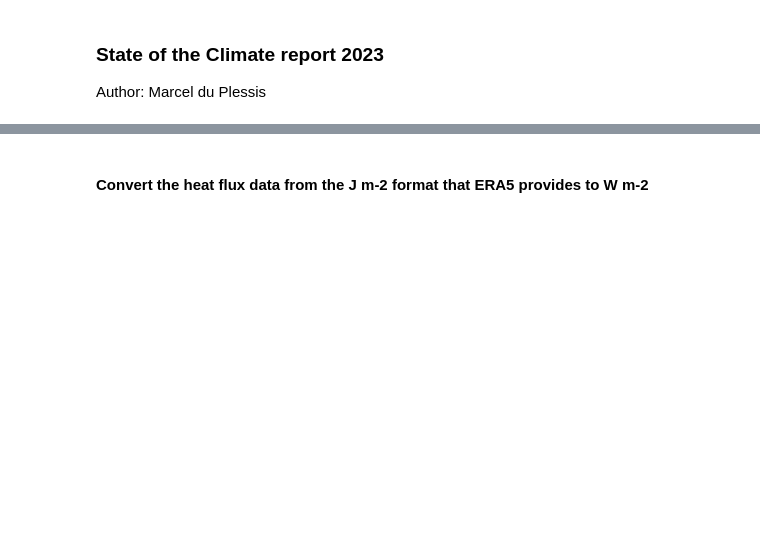
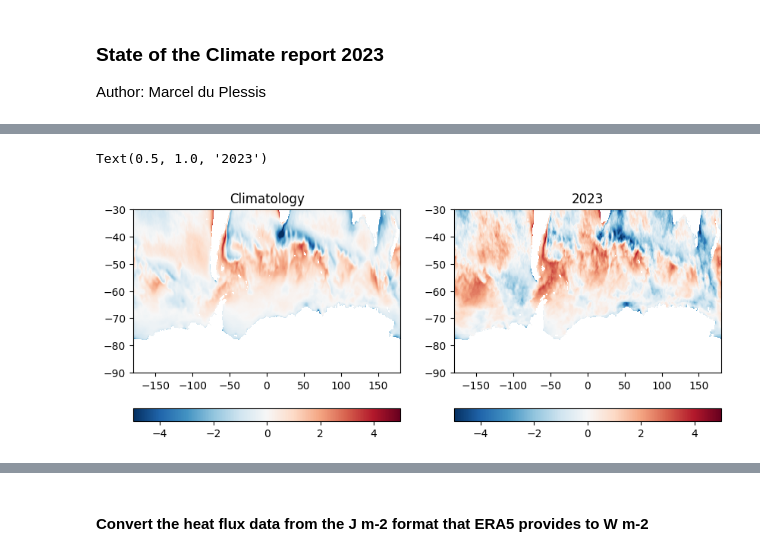
Before and after one commit to marcelduplessis/soc-heat-fluxes-2024, a Jupyter notebook: code/maps.ipynb, the cells around one changed output, grey strips where cells are left out. Cells and saved outputs as stored; diff of their text form; code cells hidden in the pictures; blank space fills up the shorter version.

```diff
--- a/code/maps.ipynb
+++ b/code/maps.ipynb
@@ -25,0 +87,6 @@ ds = ds.sum(dim='expver')
+# %%
+# create monthly means
+
+ds_clim_mean = ds_clim.groupby('time.month').mean('time')
+ds_clim_stde = ds_clim.groupby('time.month').std('time')
+ds_2023 = ds_2023.groupby('time.month').mean('time')
@@ -25,0 +117,20 @@ ds = ds.sum(dim='expver')
+# %%
+# load the data to memory
+
+ds_2023 = ds_2023.load()
+ds_clim_stdv = ds_clim_stde.load()
+ds_clim_mean = ds_clim_mean.load()
+# %%
+# load the land sea mask
+
+lsm = xr.open_dataset('/Users/xduplm/Google Drive/My Drive/data/reanalysis/era5/land_sea_mask.nc')
+
+lsm = lsm.sel(latitude=slice(-30, -90), time='2018-12-19')
+
+lsm = adjust_lon_xr_dataset(lsm)
+# %%
+# remove land fluxes
+
+ds_clim_mean = ds_clim_mean.where(lsm.lsm.data == 0)
+ds_clim_stde = ds_clim_stde.where(lsm.lsm.data == 0)
+ds_2023 = ds_2023.where(lsm.lsm.data == 0)
@@ -25,0 +141,16 @@ ds = ds.sum(dim='expver')
+# %%
+fig, ax = plt.subplots(1, 2, figsize=(10,4))
+
+props = dict(cmap='RdBu_r', vmin=-5, vmax=5)
+
+img0 = ax[0].pcolormesh(ds_clim_mean.longitude, ds_clim_mean.latitude, ds_clim_mean.qnet.mean(dim='month'), **props)
+img1 = ax[1].pcolormesh(ds_2023.longitude, ds_2023.latitude, ds_2023.qnet.mean(dim='month'), **props)
+
+plt.colorbar(img0, ax=ax[0], orientation='horizontal')
+plt.colorbar(img1, ax=ax[1], orientation='horizontal')
+
+ax[0].set_title('Climatology')
+ax[1].set_title('2023')
+# %% [output]
+Text(0.5, 1.0, '2023')
+[figure, added]
```
Also changed, not shown: parts of 39 cells of this notebook, 1 other file.
